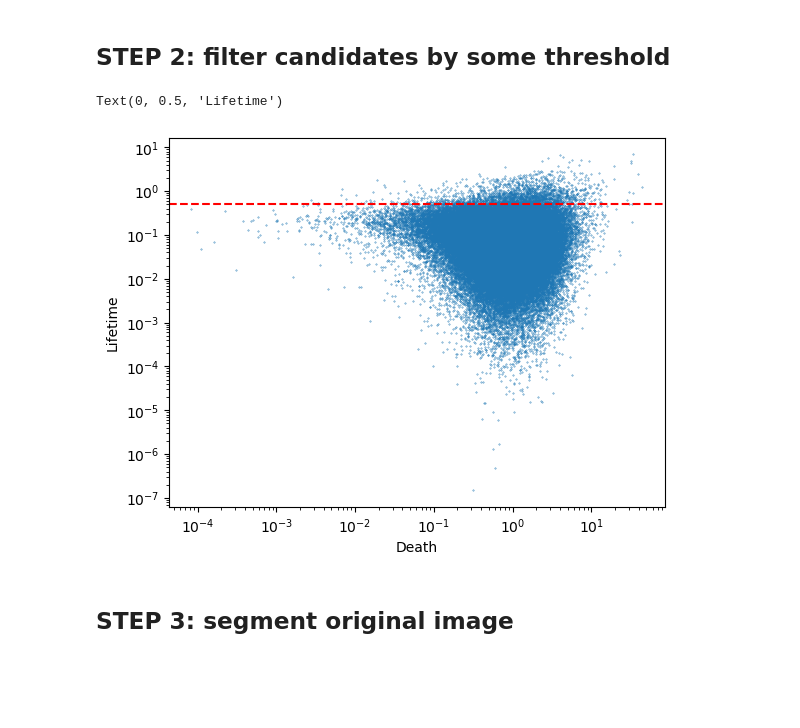
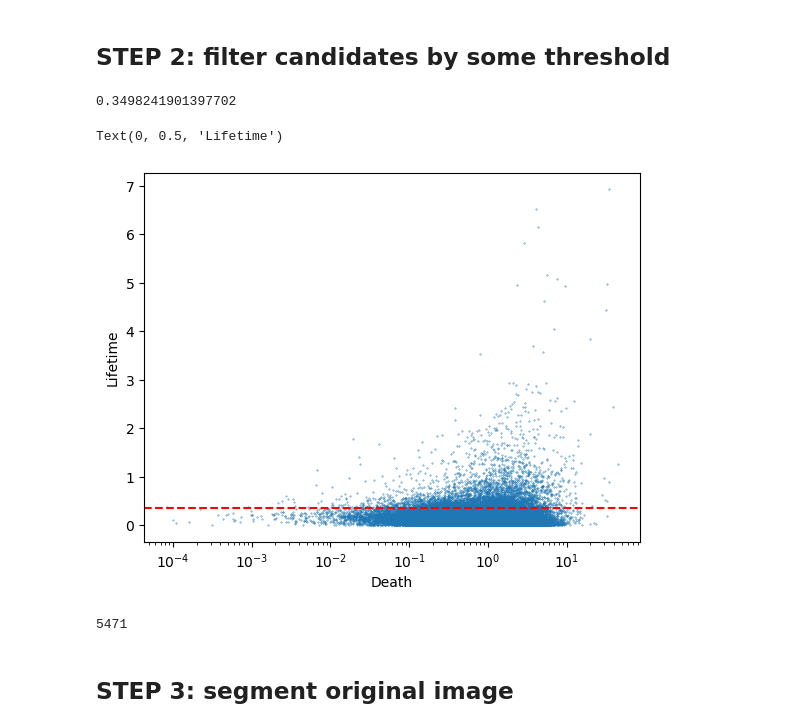
Before and after one commit to theo-oneill/perch, a Jupyter notebook: examples/run_perch_2d_example.ipynb, the cells around one changed output. Drawn from its saved outputs; the diff is of its cells as text; code cells hidden in the pictures; blank space fills up the shorter version.

```diff
--- a/examples/run_perch_2d_example.ipynb
+++ b/examples/run_perch_2d_example.ipynb
@@ -31,8 +31,9 @@ plt.imshow(img,origin='lower',vmax=10)
 # %% [markdown]
 ## STEP 1: compute persistent homology candidates
 # %%
-hom = PH.compute_hom(img,verbose=True,wcs=wcs_img)
-hom.export_generators(f'{rname}.txt',odir=odir)
+hom = PH.compute_hom(img,verbose=True,wcs=wcs_img,engine='C')
+#hom.export_generators(f'{rname}.txt',odir=odir)
+#hom = PH.load_from(f'{rname}.txt',odir=odir,data=img)
 # %% [output]
 Computing PH...
 
@@ -40,25 +41,23 @@ Computing PH...
  1.2s elapsed
 # %% [markdown]
 ## STEP 2: filter candidates by some threshold
-# %%
-hom = PH.load_from(f'{rname}.txt',odir=odir,data=img)
 # %%
 dim_use = 1
 hi = hom.filter(dimension=dim_use)
+all_life = hi.persistence
 
-all_life = hi[:,1]-hi[:,2]
-#rel_life = all_life / hi[:,1]
-
-all_thresh = 0.5
-fname = f'{rname}_h{dim_use}_filt_life{all_thresh}'
+all_thresh = np.nanquantile(all_life,0.95)
+all_thresh
+# %% [output]
+0.3498241901397702
 # %%
 plt.figure()
-plt.scatter(hi[:,2],all_life,s=0.1)
+plt.scatter(hi.death, hi.persistence,s=0.1)
 plt.gca().set_xscale('log')
-plt.gca().set_yscale('log')
+plt.gca().set_yscale('linear')
 plt.axhline(y=all_thresh,c='r',ls='--')
 plt.xlabel('Death')
 plt.ylabel('Lifetime')
 # %% [output]
 Text(0, 0.5, 'Lifetime')
-[figure, old version]
+[figure, new version]
@@ -71,2 +64,7 @@ np.savetxt(f'{odir}{fname}.txt', hi_save)
+# %%
+strucs = hom.filter(min_life=all_thresh, dimension=1)
+strucs.n_struc
+# %% [output]
+5471
 # %% [markdown]
 ## STEP 3: segment original image
```
Also changed, not shown: parts of 7 cells of this notebook.
